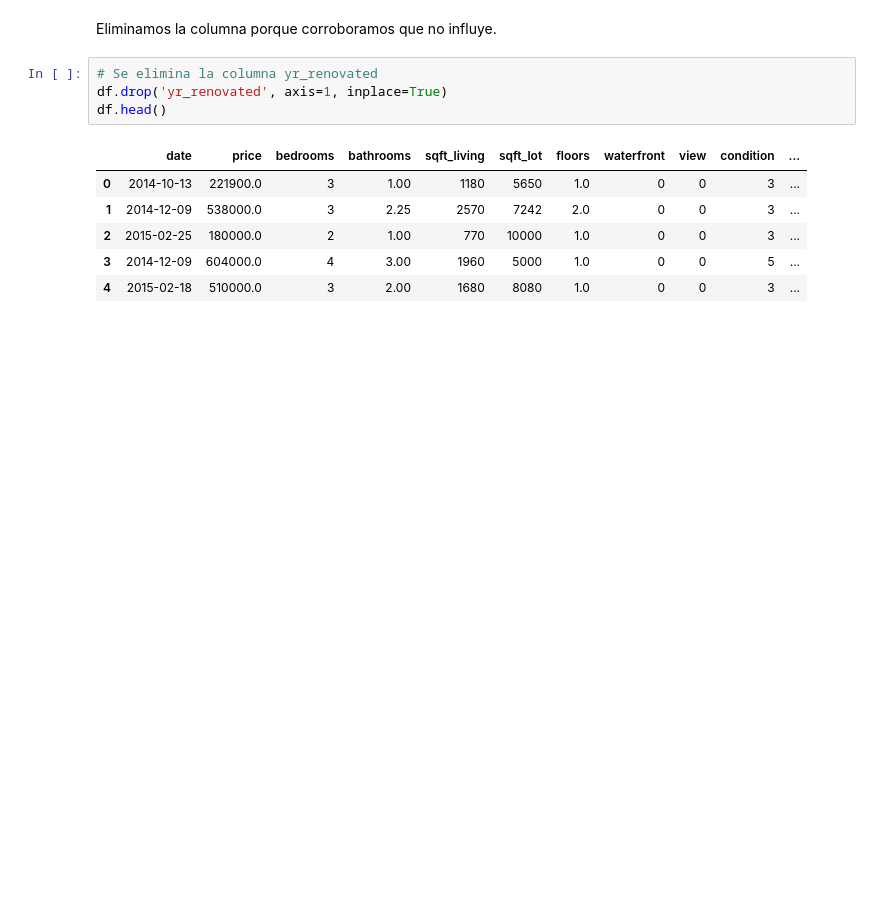
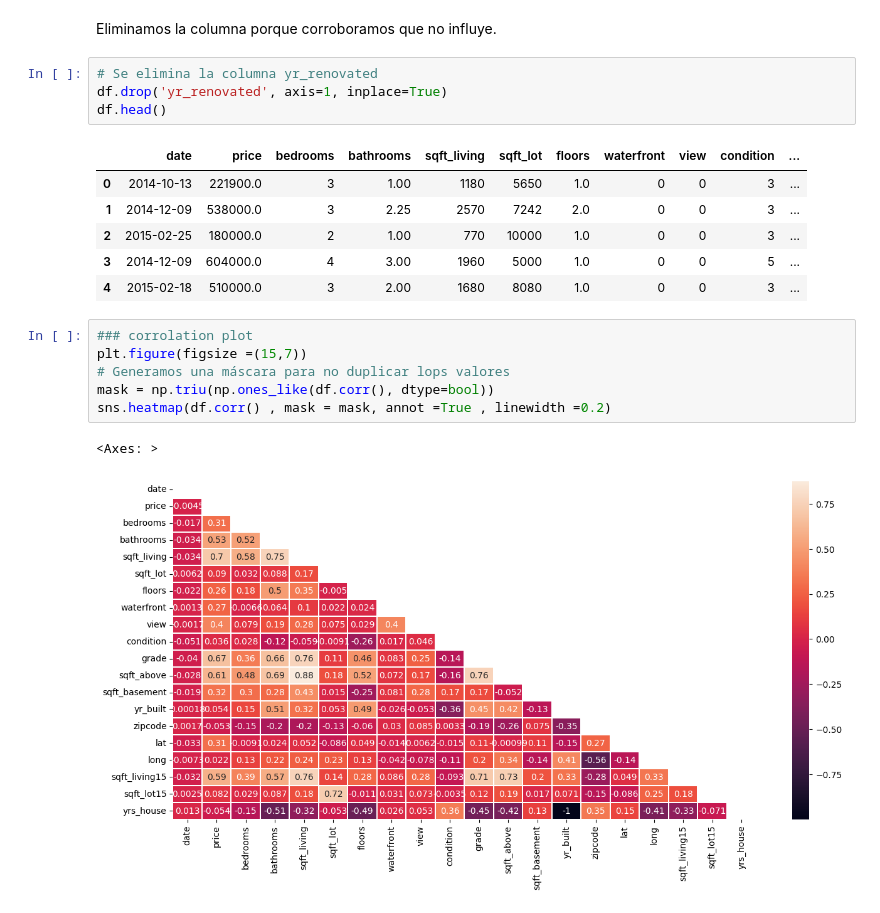
Before and after one commit to AI-School-F5-P2/Ml_training_SGS, a Jupyter notebook: UK houses.ipynb, the cells around one changed output. Cells and saved outputs as stored; diff of their text form; blank space fills up the shorter version.

```diff
--- a/UK houses.ipynb
+++ b/UK houses.ipynb
@@ -373,3 +375,12 @@ df.head()
 | 2 | 2015-02-25 | 180000.0 | 2 | 1.00 | 770 | 10000 | 1.0 | 0 | 0 | 3 | ... |
 | 3 | 2014-12-09 | 604000.0 | 4 | 3.00 | 1960 | 5000 | 1.0 | 0 | 0 | 5 | ... |
 | 4 | 2015-02-18 | 510000.0 | 3 | 2.00 | 1680 | 8080 | 1.0 | 0 | 0 | 3 | ... |
+# %%
+### corrolation plot
+plt.figure(figsize =(15,7))
+# Generamos una máscara para no duplicar lops valores
+mask = np.triu(np.ones_like(df.corr(), dtype=bool))
+sns.heatmap(df.corr() , mask = mask, annot =True , linewidth =0.2)
+# %% [output]
+<Axes: >
+[figure, added]
```
Also changed, not shown: parts of 11 cells of this notebook.
